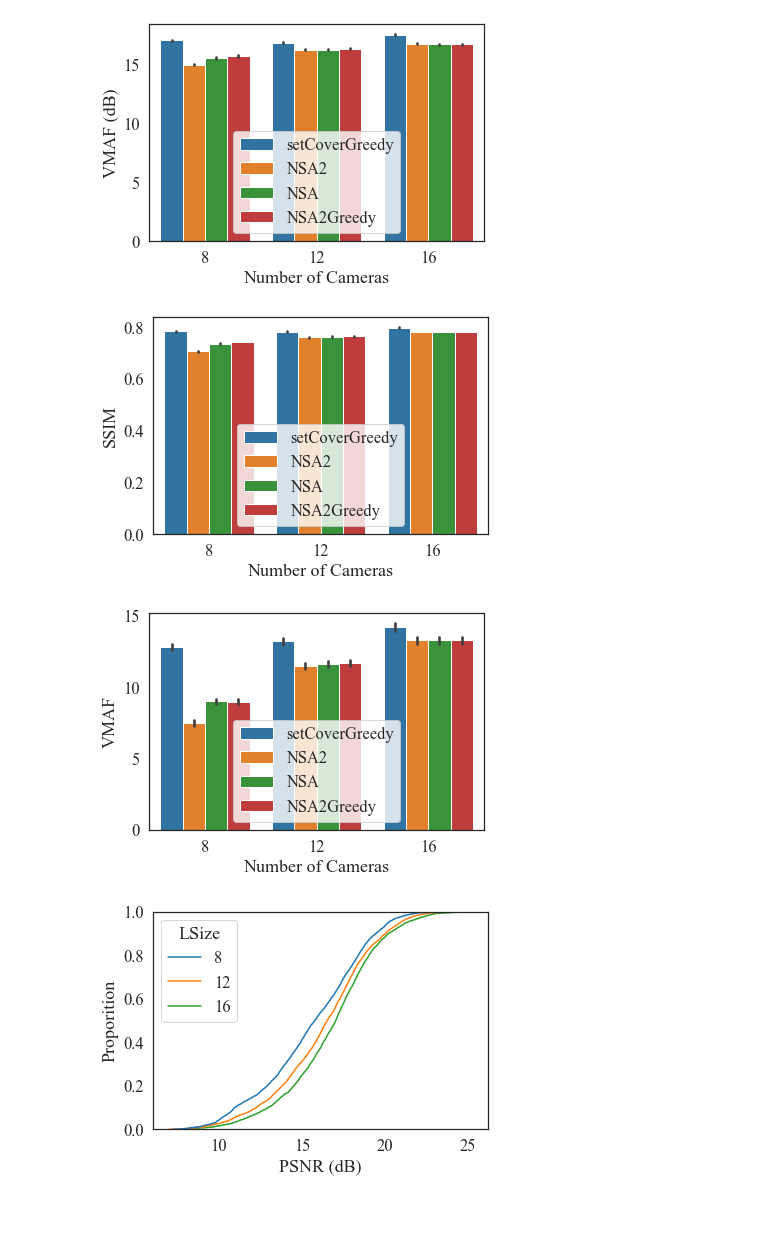
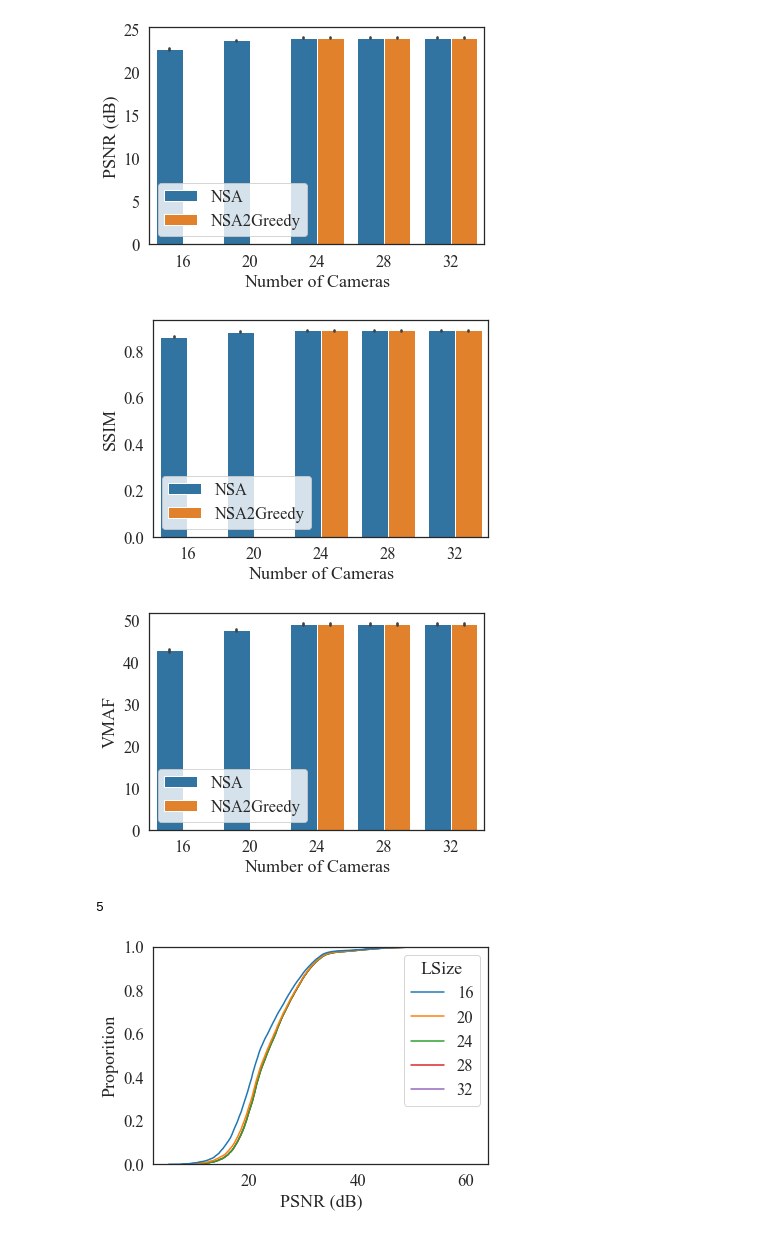
Before and after one commit to SYJINTW/camera_placement_analysis, a Jupyter notebook: results_analysis.ipynb, the cells around one changed output. Cells and saved outputs as stored; diff of their text form; code cells hidden in the pictures.

Commit message:
add exp16 results

```diff
--- a/results_analysis.ipynb
+++ b/results_analysis.ipynb
@@ -982,7 +1029,7 @@ def diffLSize(filePath: Path):
     # =============== quality & num of cameras ===============
     # psnr
     ax = sns.barplot(x='LSize', y=f'psnr_y', hue="solverName", data=resultDf, palette=sns.color_palette("tab10",n_colors=4))
-    ax.set(xlabel="Number of Cameras", ylabel=f"VMAF (dB)")
+    ax.set(xlabel="Number of Cameras", ylabel=f"PSNR (dB)")
     plt.legend(title="")
     # plt.xticks(rotation=-90)
     # plt.xticks(range(0,91,30))
@@ -1035,55 +1082,59 @@ def diffLSize(filePath: Path):
     plt.show()
 
     # ============== NSA cdf of different cameras ===============
-    NSAResultDf = resultDf.loc[resultDf['solverName'] == 'NSA']
-    ax = sns.ecdfplot(x=f'psnr_y', data=NSAResultDf, hue='LSize', palette=sns.color_palette("tab10",n_colors=3))
-    ax.set(xlabel="PSNR (dB)", ylabel=f"Proporition")
-    # plt.legend(title="Number of cameras")
-    # plt.xticks(rotation=-90)
-    # plt.xticks(range(0,91,30))
-    # plt.xlim((0,90))
-    # plt.ylim((0,100))
+    for solver in resultDf['solverName'].unique():
+        NSAResultDf = resultDf.loc[resultDf['solverName'] == solver]
+        NSAResultDf = NSAResultDf.sort_values(by=['LSize'])
+        print(len(NSAResultDf['LSize'].unique()))
+        ax = sns.ecdfplot(x=f'psnr_y', data=NSAResultDf, hue='LSize', palette=sns.color_palette("tab10",n_colors=len(NSAResultDf['LSize'].unique())))
+        ax.set(xlabel="PSNR (dB)", ylabel=f"Proporition")
+        # plt.legend(title="Number of cameras")
+        # plt.xticks(rotation=-90)
+        # plt.xticks(range(0,91,30))
+        # plt.xlim((0,90))
+        # plt.ylim((0,100))
 
-    saveFilename = savePath/f'{expName}_cdf_psnr'
+        saveFilename = savePath/f'{expName}_{solver}_cdf_psnr'
 
-    if doplot:
-        # plt.savefig(f'{saveFilename}.eps', dpi=300, pad_inches=0, bbox_inches='tight')
-        plt.savefig(f'{saveFilename}.png', dpi=300, pad_inches=0, bbox_inches='tight')
-        # plt.savefig(f'./img/frame_to_frame_quality/psnr_frame_pose_in_6x6_ArchVizInterior_rec20_AdditiveSynthesizer_all_pose.eps', dpi=300)
-        # plt.savefig(f'./img/frame_to_frame_quality/psnr_frame_pose_in_6x6_ArchVizInterior_rec20_AdditiveSynthesizer_all_pose.png', dpi=300)
-    plt.show()
+        if doplot:
+            # plt.savefig(f'{saveFilename}.eps', dpi=300, pad_inches=0, bbox_inches='tight')
+            plt.savefig(f'{saveFilename}.png', dpi=300, pad_inches=0, bbox_inches='tight')
+            # plt.savefig(f'./img/frame_to_frame_quality/psnr_frame_pose_in_6x6_ArchVizInterior_rec20_AdditiveSynthesizer_all_pose.eps', dpi=300)
+            # plt.savefig(f'./img/frame_to_frame_quality/psnr_frame_pose_in_6x6_ArchVizInterior_rec20_AdditiveSynthesizer_all_pose.png', dpi=300)
+        plt.show()
 # %%
 if __name__ == '__main__':
     # # merge code
-    # expDir = Path('./exp14')
+    expDir = Path('./exp16')
     # mergeAllCsv(expDir)
     # mergeAllCsv_withLog(expDir)
 
     # allResultFilePathGen = Path('.').glob('*_allResults.csv')
-    allResultFilePath = Path('./exp14_allResults.csv')
+    allResultFilePath = Path('./exp16_allResults.csv')
     # allResultAverage(allResultFilePath)
     # allResultAverageCDF(allResultFilePath)
     # allResultAveragePose(allResultFilePath)
     # allFrameByFrame(allResultFilePath)
     # slvrAllPoseFrameByFrame(allResultFilePath)
     # NSAkmax(allResultFilePath)
     # NSA2kmax(allResultFilePath)
     # NSA_NSA2(allResultFilePath)
     # NSA_NSA2_NSA2Relaxed(allResultFilePath)
     # compareDS(allResultFilePathGen)
     # slvrNSANSA2FrameByFrame(allResultFilePath)
     # slvrNSANSA2AllPoseFrameByFrame(allResultFilePath)
     diffLSize(allResultFilePath)
 
     # resultFilePath1 = Path('./exp6_allResults.csv')
     # resultFilePath2 = Path('./exp7_allResults.csv')
     # diffKmaxCDF(resultFilePath1, resultFilePath2)
 
     # resultFilePath1 = Path('./exp5_allResults.csv')
     # resultFilePath2 = Path('./exp7_allResults.csv')
     # mergeCsv(resultFilePath1,resultFilePath2,'exp5_exp7')
 # %% [output]
-[figure, old version]
+[figure, new version]
-[figure, old version]
+[figure, new version]
-[figure, old version]
+[figure, new version]
+5
-[figure, old version]
+[figure, new version]
```
Also changed, not shown: parts of 4 cells of this notebook, 7 other files.
